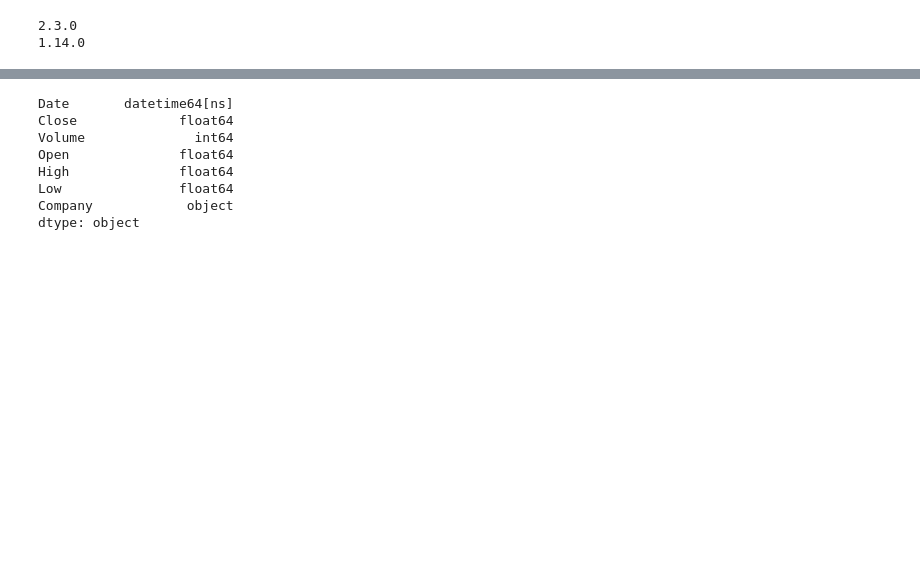
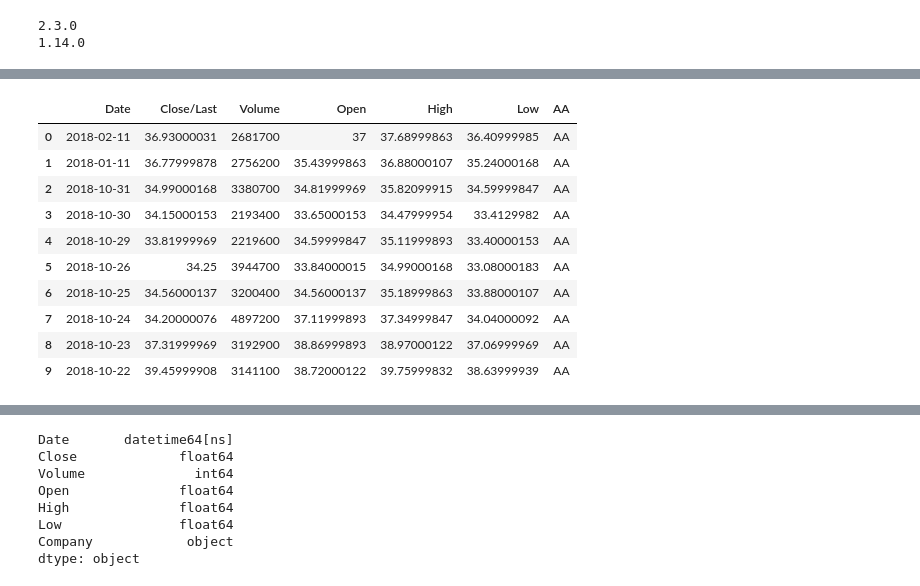
Before and after one commit to sfwtopoulos/stocks, a Jupyter notebook: Stocks_seq_final.ipynb, the cells around one changed output, grey strips where cells are left out. Saved outputs shown, nothing was run; the diff lists cells and outputs as text; code cells hidden in the pictures; blank space fills up the shorter version.

```diff
--- a/Stocks_seq_final.ipynb
+++ b/Stocks_seq_final.ipynb
@@ -114,2 +134,16 @@ dfstocks.head(100)
+# %%
+dfstocks
+# %% [output]
+|  | Date | Close/Last | Volume | Open | High | Low | AA |
+| 0 | 2018-02-11 | 36.93000031 | 2681700 | 37 | 37.68999863 | 36.40999985 | AA |
+| 1 | 2018-01-11 | 36.77999878 | 2756200 | 35.43999863 | 36.88000107 | 35.24000168 | AA |
+| 2 | 2018-10-31 | 34.99000168 | 3380700 | 34.81999969 | 35.82099915 | 34.59999847 | AA |
+| 3 | 2018-10-30 | 34.15000153 | 2193400 | 33.65000153 | 34.47999954 | 33.4129982 | AA |
+| 4 | 2018-10-29 | 33.81999969 | 2219600 | 34.59999847 | 35.11999893 | 33.40000153 | AA |
+| 5 | 2018-10-26 | 34.25 | 3944700 | 33.84000015 | 34.99000168 | 33.08000183 | AA |
+| 6 | 2018-10-25 | 34.56000137 | 3200400 | 34.56000137 | 35.18999863 | 33.88000107 | AA |
+| 7 | 2018-10-24 | 34.20000076 | 4897200 | 37.11999893 | 37.34999847 | 34.04000092 | AA |
+| 8 | 2018-10-23 | 37.31999969 | 3192900 | 38.86999893 | 38.97000122 | 37.06999969 | AA |
+| 9 | 2018-10-22 | 39.45999908 | 3141100 | 38.72000122 | 39.75999832 | 38.63999939 | AA |
 # %%
 #fix column names
```
Also changed, not shown: parts of 11 cells of this notebook.
